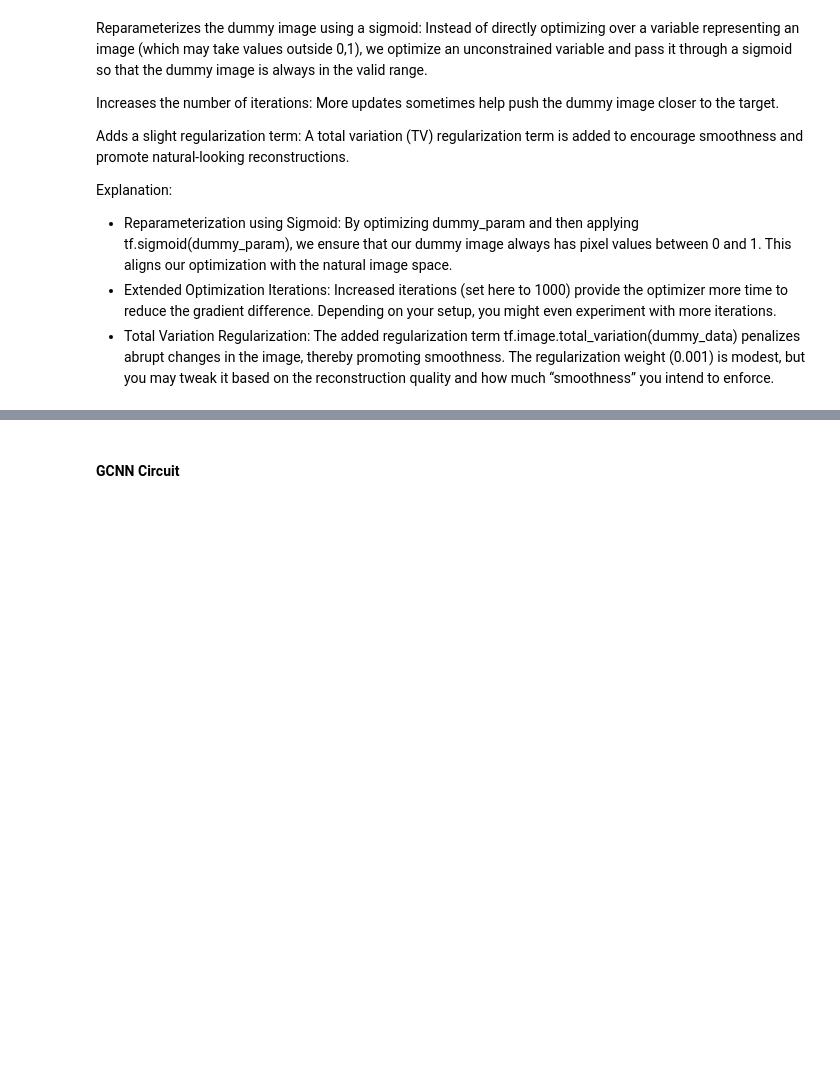
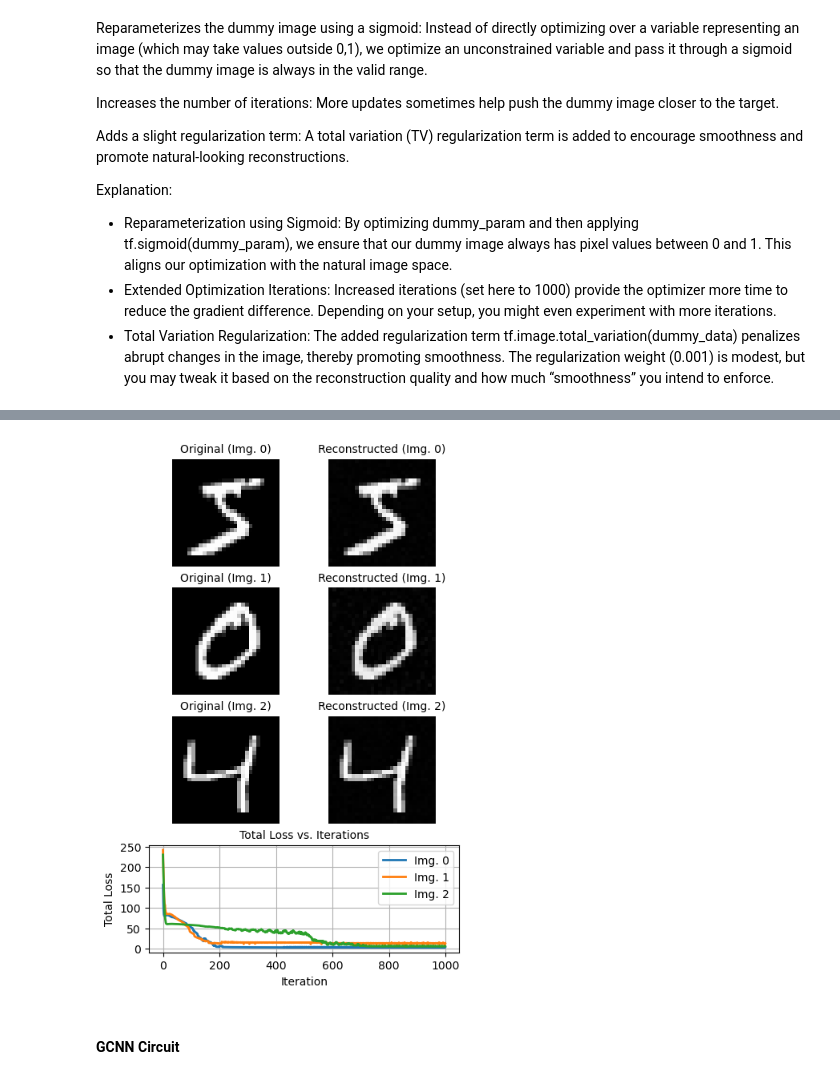
Before and after one commit to rkarn/GradientAttackGNNs, a Jupyter notebook: Gradient Based Attack to NN.ipynb, the cells around one changed output, grey strips where cells are left out. Saved outputs shown, nothing was run; the diff lists cells and outputs as text; code cells hidden in the pictures; blank space fills up the shorter version.

```diff
--- a/Gradient Based Attack to NN.ipynb
+++ b/Gradient Based Attack to NN.ipynb
@@ -132,3 +291,37 @@ Iteration 900, Total loss: 1.0531
+# %%
+# -----------------------------------
+# 5. Visualize the Results and Save as PDF
+# -----------------------------------
+fig = plt.figure(figsize=(5, 8))
+gs = gridspec.GridSpec(nrows=4, ncols=2, height_ratios=[1, 1, 1, 1], hspace=0.2, wspace=0.01)
+
+for i in range(len(target_indices)):
+    ax_orig = fig.add_subplot(gs[i, 0])
+    ax_orig.imshow(np.squeeze(original_images[i]), cmap='gray')
+    ax_orig.set_title(f"Original (Img. {target_indices[i]})", fontsize=10)
+    ax_orig.axis('off')
+
+    ax_recon = fig.add_subplot(gs[i, 1])
+    ax_recon.imshow(np.squeeze(reconstructed_images[i]), cmap='gray')
+    ax_recon.set_title(f"Reconstructed (Img. {target_indices[i]})", fontsize=10)
+    ax_recon.axis('off')
+
+# Loss plot: make its height equal to one image row by using same height ratio.
+ax_loss = fig.add_subplot(gs[3, :])
+for i in range(len(target_indices)):
+    ax_loss.plot(loss_curves[i], label=f"Img. {target_indices[i]}", linewidth=2)
+ax_loss.set_title("Total Loss vs. Iterations", fontsize=10)
+ax_loss.set_xlabel("Iteration", fontsize=10)
+ax_loss.grid()
+ax_loss.set_ylabel("Total Loss", fontsize=10)
+ax_loss.set_yticks([0, 50, 100, 150, 200, 250])
+ax_loss.legend(fontsize=10, loc='upper right')
+
+plt.tight_layout()
+plt.savefig("attack_results.pdf", format='pdf')
+plt.show()
+# %% [output]
+[figure, added]
 # %% [markdown]
 #### GCNN Circuit
 # %% [markdown]
```
Also changed, not shown: parts of 2 cells of this notebook.
